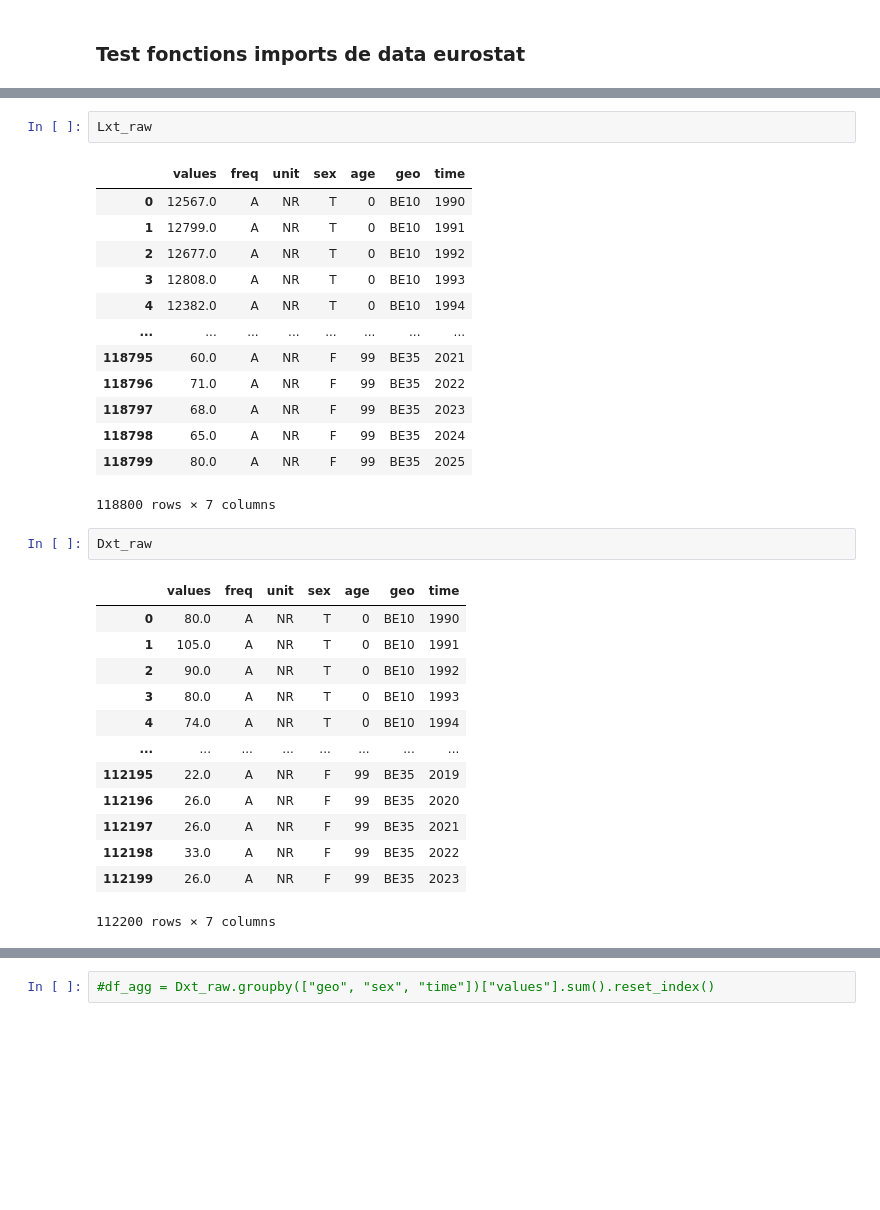
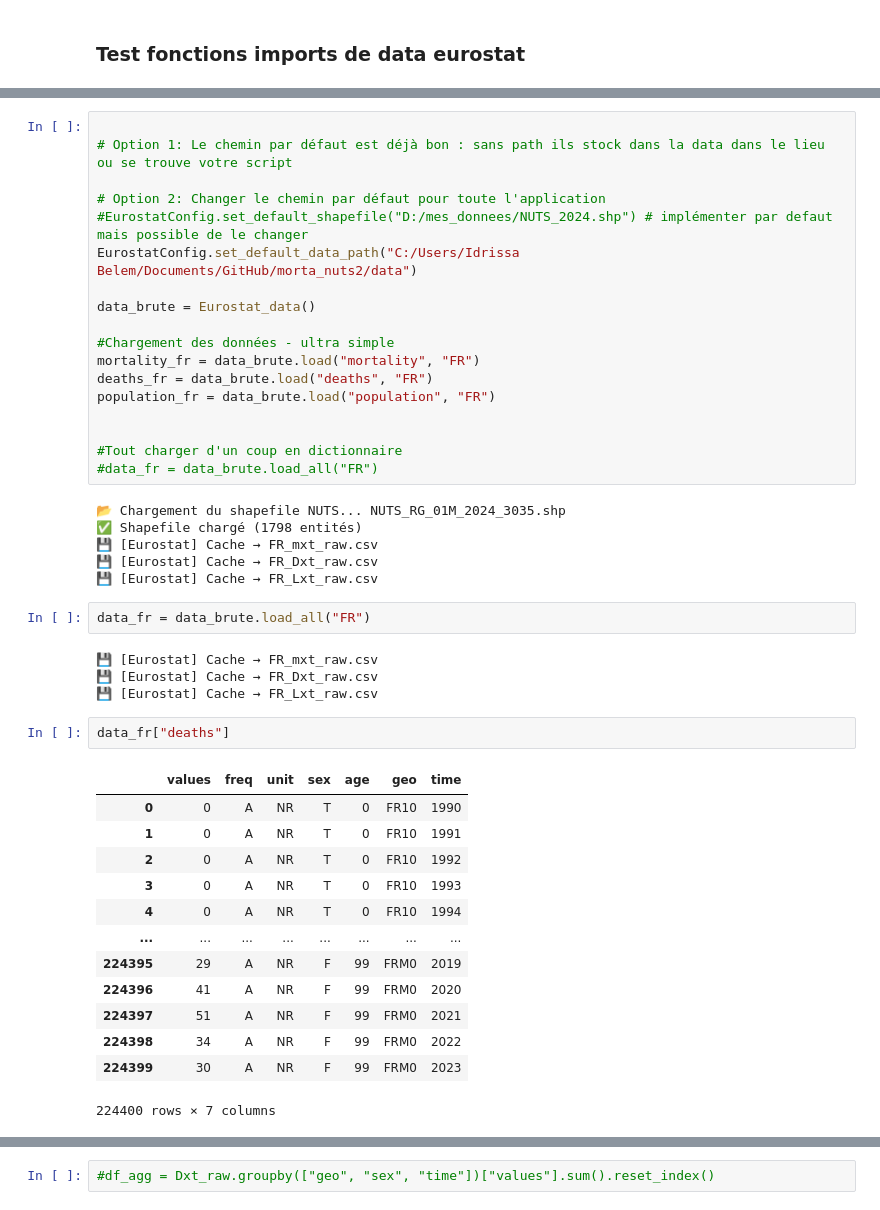
Before and after one commit to detralytics/morta_nuts2, a Jupyter notebook: notebook/exploration.ipynb, the cells around one changed output, grey strips where cells are left out. Drawn from its saved outputs; the diff is of its cells as text; blank space fills up the shorter version.

```diff
--- a/notebook/exploration.ipynb
+++ b/notebook/exploration.ipynb
@@ -45,32 +26,46 @@ mxt_raw
-# %%
-Lxt_raw
-# %% [output]
-|  | values | freq | unit | sex | age | geo | time |
-| 0 | 12567.0 | A | NR | T | 0 | BE10 | 1990 |
-| 1 | 12799.0 | A | NR | T | 0 | BE10 | 1991 |
-| 2 | 12677.0 | A | NR | T | 0 | BE10 | 1992 |
-| 3 | 12808.0 | A | NR | T | 0 | BE10 | 1993 |
-| 4 | 12382.0 | A | NR | T | 0 | BE10 | 1994 |
-| ... | ... | ... | ... | ... | ... | ... | ... |
-| 118795 | 60.0 | A | NR | F | 99 | BE35 | 2021 |
-| 118796 | 71.0 | A | NR | F | 99 | BE35 | 2022 |
-| 118797 | 68.0 | A | NR | F | 99 | BE35 | 2023 |
-| 118798 | 65.0 | A | NR | F | 99 | BE35 | 2024 |
-| 118799 | 80.0 | A | NR | F | 99 | BE35 | 2025 |
-118800 rows × 7 columns
-# %%
-Dxt_raw
-# %% [output]
-|  | values | freq | unit | sex | age | geo | time |
-| 0 | 80.0 | A | NR | T | 0 | BE10 | 1990 |
-| 1 | 105.0 | A | NR | T | 0 | BE10 | 1991 |
-| 2 | 90.0 | A | NR | T | 0 | BE10 | 1992 |
-| 3 | 80.0 | A | NR | T | 0 | BE10 | 1993 |
-| 4 | 74.0 | A | NR | T | 0 | BE10 | 1994 |
-| ... | ... | ... | ... | ... | ... | ... | ... |
-| 112195 | 22.0 | A | NR | F | 99 | BE35 | 2019 |
-| 112196 | 26.0 | A | NR | F | 99 | BE35 | 2020 |
-| 112197 | 26.0 | A | NR | F | 99 | BE35 | 2021 |
-| 112198 | 33.0 | A | NR | F | 99 | BE35 | 2022 |
-| 112199 | 26.0 | A | NR | F | 99 | BE35 | 2023 |
-112200 rows × 7 columns
+# %%
+
+# Option 1: Le chemin par défaut est déjà bon : sans path ils stock dans la data dans le lieu ou se trouve votre script
+
+# Option 2: Changer le chemin par défaut pour toute l'application
+#EurostatConfig.set_default_shapefile("D:/mes_donnees/NUTS_2024.shp") # implémenter par defaut mais possible de le changer
+EurostatConfig.set_default_data_path("C:/Users/Idrissa Belem/Documents/GitHub/morta_nuts2/data")
+
+data_brute = Eurostat_data()
+
+#Chargement des données - ultra simple
+mortality_fr = data_brute.load("mortality", "FR")
+deaths_fr = data_brute.load("deaths", "FR")
+population_fr = data_brute.load("population", "FR")
+
+
+#Tout charger d'un coup en dictionnaire
+#data_fr = data_brute.load_all("FR")
+# %% [output]
+📂 Chargement du shapefile NUTS... NUTS_RG_01M_2024_3035.shp
+✅ Shapefile chargé (1798 entités)
+💾 [Eurostat] Cache → FR_mxt_raw.csv
+💾 [Eurostat] Cache → FR_Dxt_raw.csv
+💾 [Eurostat] Cache → FR_Lxt_raw.csv
+# %%
+data_fr = data_brute.load_all("FR")
+# %% [output]
+💾 [Eurostat] Cache → FR_mxt_raw.csv
+💾 [Eurostat] Cache → FR_Dxt_raw.csv
+💾 [Eurostat] Cache → FR_Lxt_raw.csv
+# %%
+data_fr["deaths"]
+# %% [output]
+|  | values | freq | unit | sex | age | geo | time |
+| 0 | 0 | A | NR | T | 0 | FR10 | 1990 |
+| 1 | 0 | A | NR | T | 0 | FR10 | 1991 |
+| 2 | 0 | A | NR | T | 0 | FR10 | 1992 |
+| 3 | 0 | A | NR | T | 0 | FR10 | 1993 |
+| 4 | 0 | A | NR | T | 0 | FR10 | 1994 |
+| ... | ... | ... | ... | ... | ... | ... | ... |
+| 224395 | 29 | A | NR | F | 99 | FRM0 | 2019 |
+| 224396 | 41 | A | NR | F | 99 | FRM0 | 2020 |
+| 224397 | 51 | A | NR | F | 99 | FRM0 | 2021 |
+| 224398 | 34 | A | NR | F | 99 | FRM0 | 2022 |
+| 224399 | 30 | A | NR | F | 99 | FRM0 | 2023 |
+224400 rows × 7 columns
```
Also changed, not shown: parts of 39 cells of this notebook, 22 other files.
